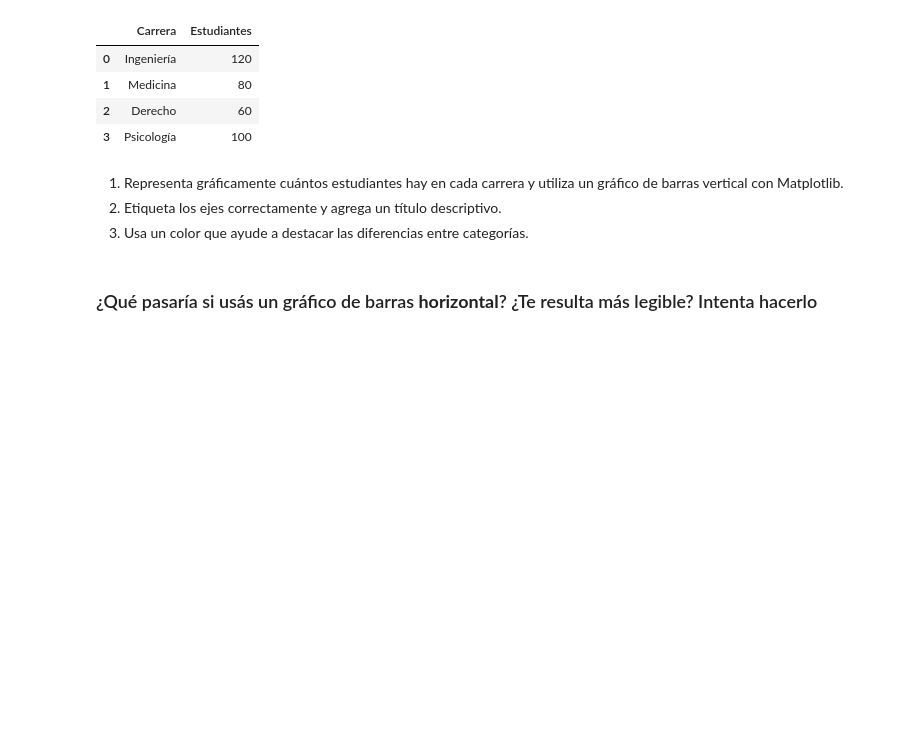
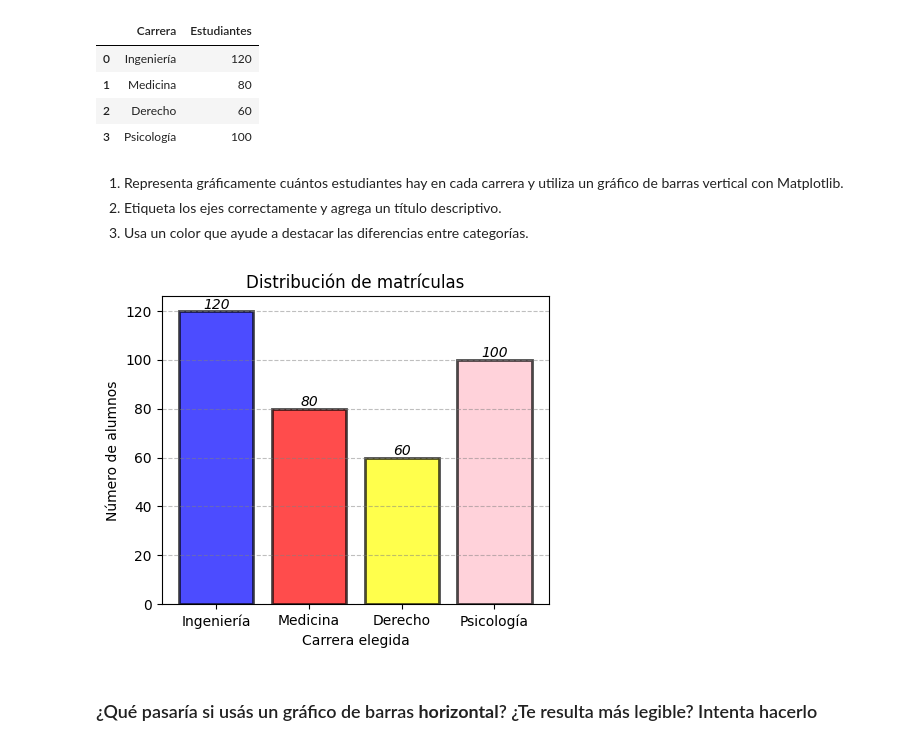
Before and after one commit to cbadil12/visualization-exercises-with-matplot-and-seaborn, a Jupyter notebook: notebook/problems.es.ipynb, the cells around one changed output. Drawn from its saved outputs; the diff is of its cells as text; code cells hidden in the pictures; blank space fills up the shorter version.

```diff
--- a/notebook/problems.es.ipynb
+++ b/notebook/problems.es.ipynb
@@ -91,2 +106,18 @@ df_carreras
+# %%
+# 1) Plotear la función
+plt.figure(figsize = (5, 4))
+plt.bar(df_carreras["Carrera"],df_carreras["Estudiantes"], color=["blue","red","yellow","pink"],edgecolor="black",linewidth=2,alpha=0.7)
+# 2) Añadir títulos de ejes y al gráfico
+plt.xlabel("Carrera elegida")
+plt.ylabel("Número de alumnos")
+plt.title("Distribución de matrículas")
+# 3) Añadir líneas horizontales
+plt.grid(alpha=0.5, color="grey", linestyle='--', axis="y")
+# 4) Añadir valores sobre las barras
+for i in range(len(df_carreras["Carrera"])):
+    plt.text(i, df_carreras["Estudiantes"][i]+1, df_carreras["Estudiantes"][i], size="medium", ha="center",style="italic")
+plt.show()
+# %% [output]
+[figure, added]
 # %% [markdown]
 ### ¿Qué pasaría si usás un gráfico de barras **horizontal**? ¿Te resulta más legible? Intenta hacerlo
```
Also changed, not shown: parts of 6 cells of this notebook.
